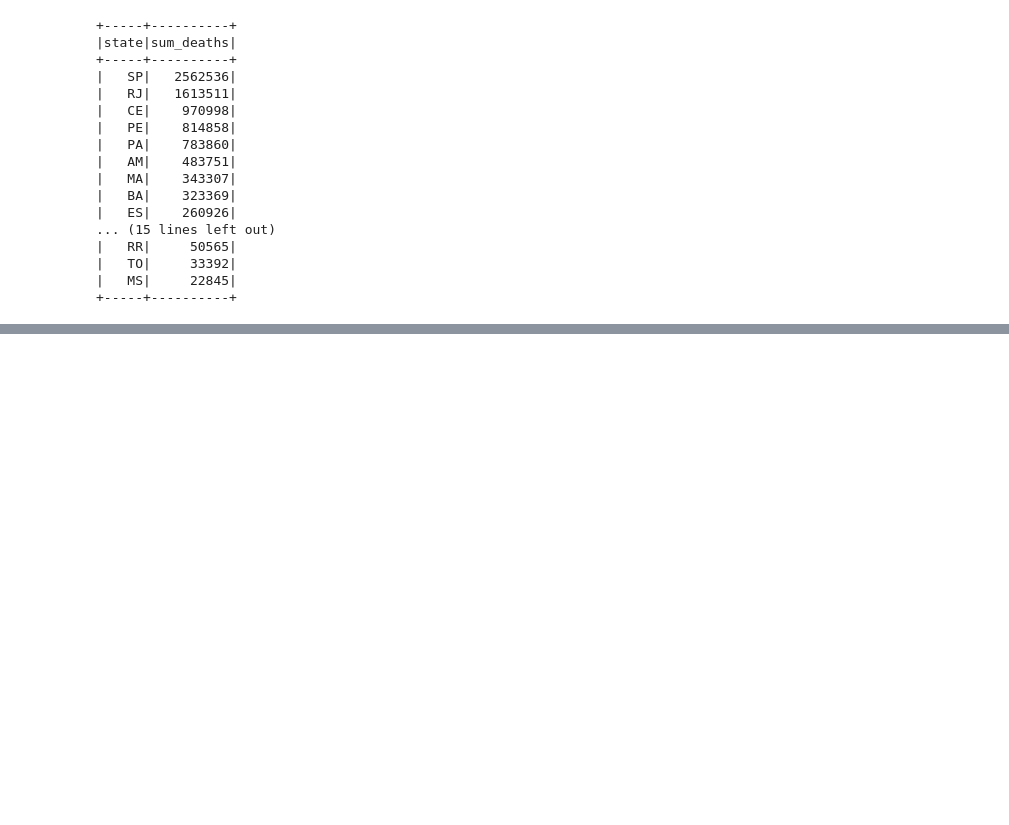
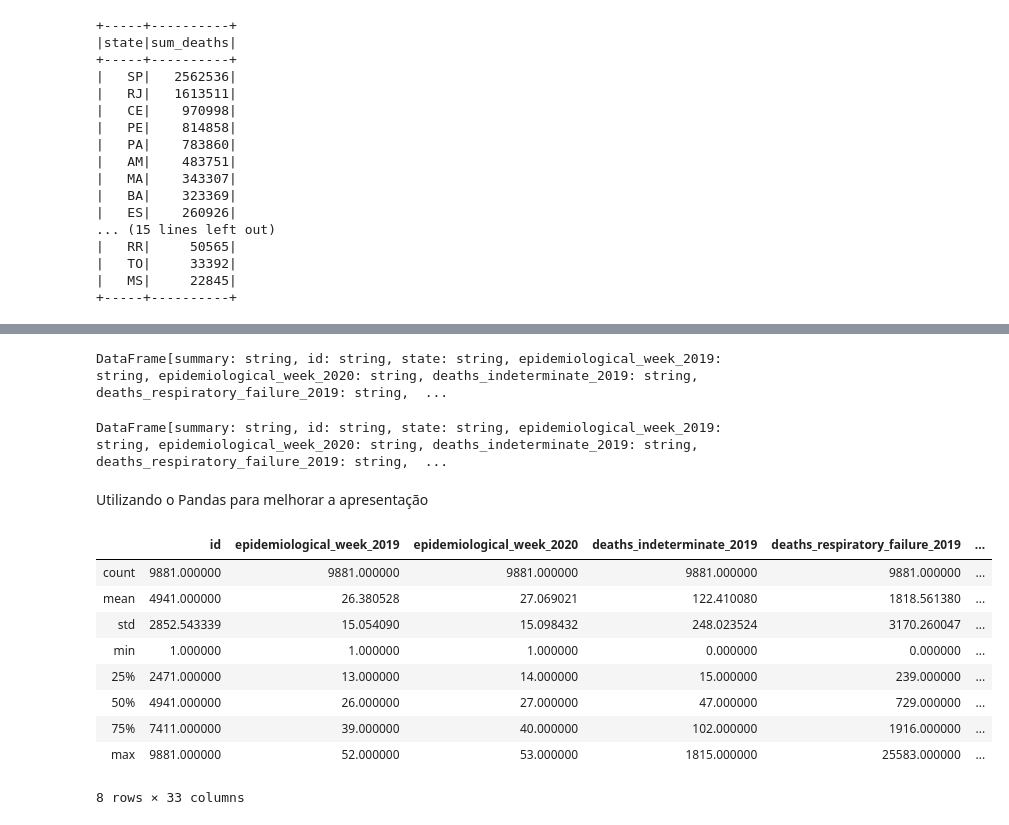
Before and after one commit to marcoguinter/aed_projeto3, a Jupyter notebook: covid19.ipynb, the cells around one changed output, grey strips where cells are left out. Drawn from its saved outputs; the diff is of its cells as text; code cells hidden in the pictures; blank space fills up the shorter version.

```diff
--- a/covid19.ipynb
+++ b/covid19.ipynb
@@ -460,0 +461,13 @@ teste
+# %%
+def getData(sql):
+    df = spark.read\
+        .format("jdbc")\
+        .option("url", SQL_CONNECTION)\
+        .option("driver", "com.mysql.jdbc.Driver")\
+        .option("dbtable", sql)\
+        .load()
+    return df
+# %%
+df = getData("obito_cartorio")
+print(f'Linhas: {df.count()} | Colunas: {len(df.columns)}')
+df.columns
@@ -460,0 +493,25 @@ teste
+# %%
+df.describe()
+# %% [output]
+DataFrame[summary: string, id: string, state: string, epidemiological_week_2019: string, epidemiological_week_2020: string, deaths_indeterminate_2019: string, deaths_respiratory_failure_2019: string,  ...
+# %%
+df.describe()
+# %% [output]
+DataFrame[summary: string, id: string, state: string, epidemiological_week_2019: string, epidemiological_week_2020: string, deaths_indeterminate_2019: string, deaths_respiratory_failure_2019: string,  ...
+# %% [markdown]
+Utilizando o Pandas para melhorar a apresentação
+# %%
+import pandas
+pandas_df = df.toPandas()
+pandas_df.describe()
+# %% [output]
+|  | id | epidemiological_week_2019 | epidemiological_week_2020 | deaths_indeterminate_2019 | deaths_respiratory_failure_2019 | ... |
+| count | 9881.000000 | 9881.000000 | 9881.000000 | 9881.000000 | 9881.000000 | ... |
+| mean | 4941.000000 | 26.380528 | 27.069021 | 122.410080 | 1818.561380 | ... |
+| std | 2852.543339 | 15.054090 | 15.098432 | 248.023524 | 3170.260047 | ... |
+| min | 1.000000 | 1.000000 | 1.000000 | 0.000000 | 0.000000 | ... |
+| 25% | 2471.000000 | 13.000000 | 14.000000 | 15.000000 | 239.000000 | ... |
+| 50% | 4941.000000 | 26.000000 | 27.000000 | 47.000000 | 729.000000 | ... |
+| 75% | 7411.000000 | 39.000000 | 40.000000 | 102.000000 | 1916.000000 | ... |
+| max | 9881.000000 | 52.000000 | 53.000000 | 1815.000000 | 25583.000000 | ... |
+8 rows × 33 columns
```
Also changed, not shown: parts of 6 cells of this notebook, 1 other file.
